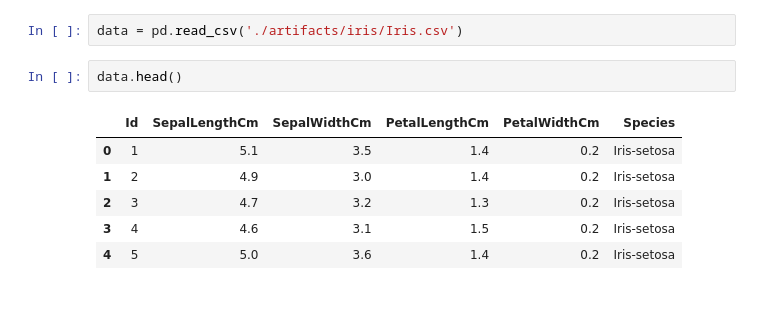
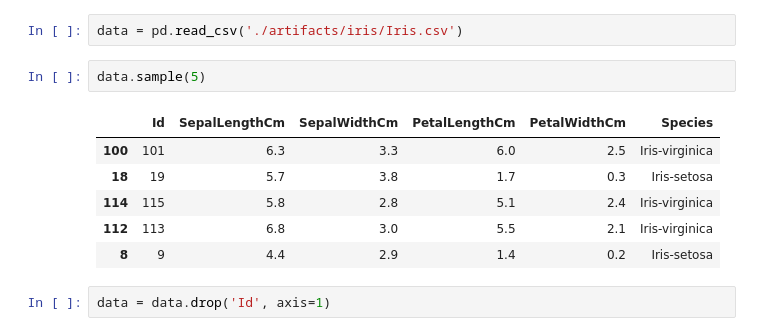
Before and after one commit to pwshehan/ml-classification-demo, a Jupyter notebook: svm.ipynb, the cells around one changed output. Cells and saved outputs as stored; diff of their text form; blank space fills up the shorter version.

```diff
--- a/svm.ipynb
+++ b/svm.ipynb
@@ -19,11 +19,13 @@ import pandas as pd
 # %%
 data = pd.read_csv('./artifacts/iris/Iris.csv')
 # %%
-data.head()
+data.sample(5)
 # %% [output]
 |  | Id | SepalLengthCm | SepalWidthCm | PetalLengthCm | PetalWidthCm | Species |
-| 0 | 1 | 5.1 | 3.5 | 1.4 | 0.2 | Iris-setosa |
-| 1 | 2 | 4.9 | 3.0 | 1.4 | 0.2 | Iris-setosa |
-| 2 | 3 | 4.7 | 3.2 | 1.3 | 0.2 | Iris-setosa |
-| 3 | 4 | 4.6 | 3.1 | 1.5 | 0.2 | Iris-setosa |
-| 4 | 5 | 5.0 | 3.6 | 1.4 | 0.2 | Iris-setosa |
+| 100 | 101 | 6.3 | 3.3 | 6.0 | 2.5 | Iris-virginica |
+| 18 | 19 | 5.7 | 3.8 | 1.7 | 0.3 | Iris-setosa |
+| 114 | 115 | 5.8 | 2.8 | 5.1 | 2.4 | Iris-virginica |
+| 112 | 113 | 6.8 | 3.0 | 5.5 | 2.1 | Iris-virginica |
+| 8 | 9 | 4.4 | 2.9 | 1.4 | 0.2 | Iris-setosa |
+# %%
+data = data.drop('Id', axis=1)
```
Also changed, not shown: parts of 14 cells of this notebook.
